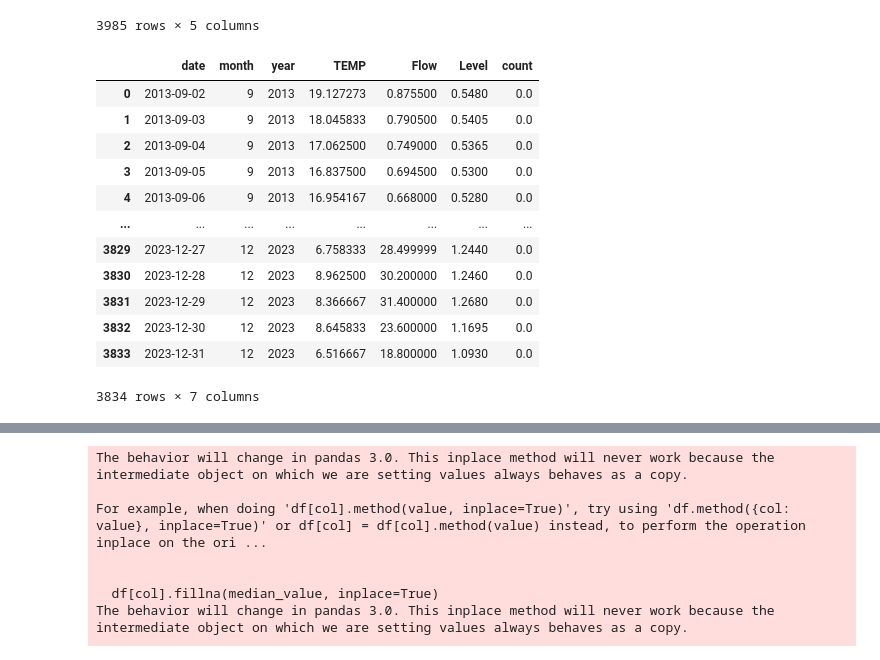
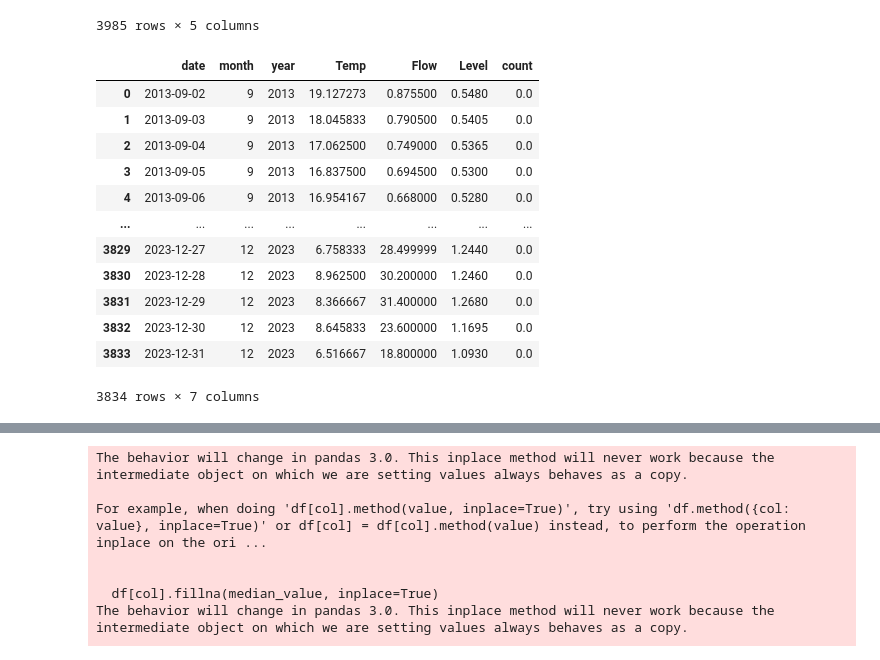
Before and after one commit to brahmwg/Bottlenecks_MDS_Capstone, a Jupyter notebook: outMigration_model/TS_with_winter.ipynb, the cells around one changed output, grey strips where cells are left out. Drawn from its saved outputs; the diff is of its cells as text; code cells hidden in the pictures.

```diff
--- a/outMigration_model/TS_with_winter.ipynb
+++ b/outMigration_model/TS_with_winter.ipynb
@@ -138,11 +144,12 @@ comb
 # %%
 comb_df = comb.merge(flow_df_pivoted, left_on="date", right_on="Date")
 comb_df = comb_df.merge(level_df_pivoted, left_on="date", right_on="Date")
 keep_cols = ["date","month", "year",  "TEMP", "Flow", "Level", "count"]
 comb_df = comb_df[keep_cols]
+comb_df = comb_df.rename(columns={"TEMP": "Temp"})
 comb_df
 # %% [output]
-|  | date | month | year | TEMP | Flow | Level | count |
+|  | date | month | year | Temp | Flow | Level | count |
 | 0 | 2013-09-02 | 9 | 2013 | 19.127273 | 0.875500 | 0.5480 | 0.0 |
 | 1 | 2013-09-03 | 9 | 2013 | 18.045833 | 0.790500 | 0.5405 | 0.0 |
 | 2 | 2013-09-04 | 9 | 2013 | 17.062500 | 0.749000 | 0.5365 | 0.0 |
```
Also changed, not shown: parts of 14 cells of this notebook, 1 other file.
